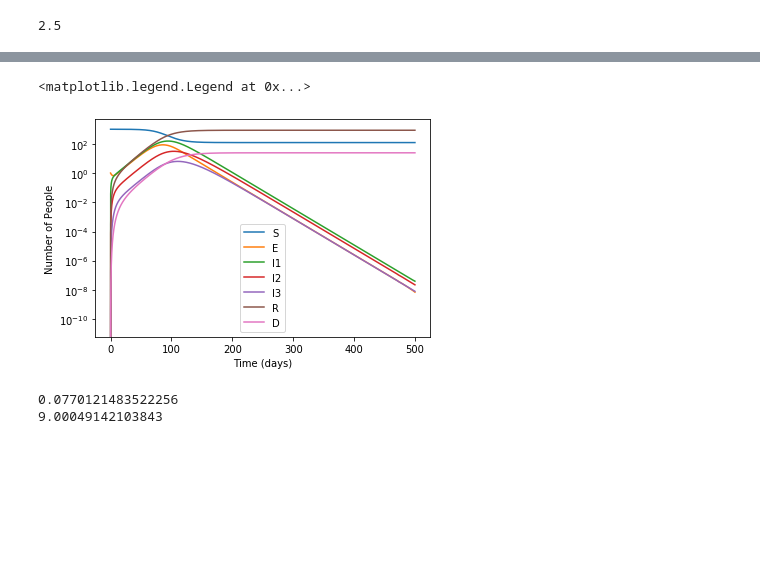
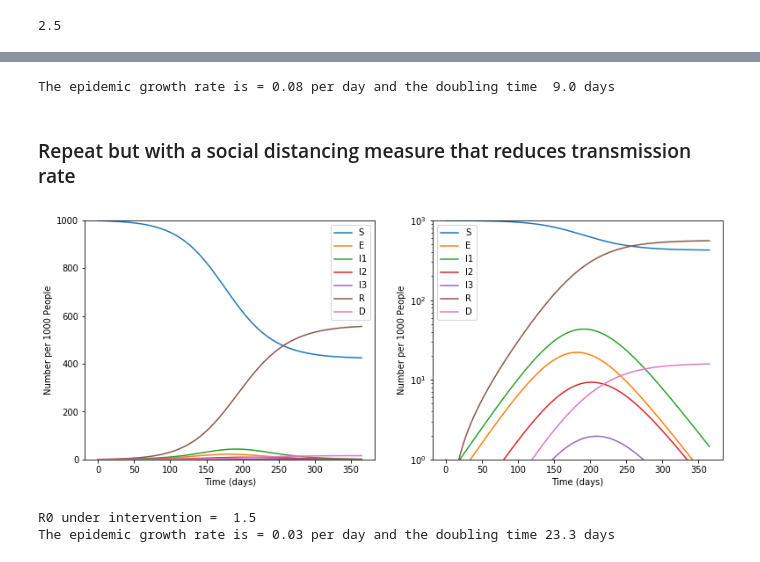
Before and after one commit to alsnhll/SEIR_COVID19, a Jupyter notebook: SEIR_COVID19.ipynb, the cells around one changed output, grey strips where cells are left out. Drawn from its saved outputs; the diff is of its cells as text; code cells hidden in the pictures; blank space fills up the shorter version.

```diff
--- a/SEIR_COVID19.ipynb
+++ b/SEIR_COVID19.ipynb
@@ -128,23 +142,51 @@ plt.ylim([0,1000])
-# %%
-plt.plot(tvec,soln)
-plt.semilogy()
-plt.xlabel("Time (days)")
-plt.ylabel("Number of People")
-plt.legend(("S","E","I1","I2","I3","R","D"))
-# %% [output]
-<matplotlib.legend.Legend at 0x...>
-[figure, removed]
 # %%
-# get observed growth rate r (and doubling time) of E
-t1=10
-t2=20
-i1=np.where(tvec==t1)[0][0]
-i2=np.where(tvec==t2)[0][0]
-r=(np.log(soln[i2,1])-np.log(soln[i1,1]))/(t2-t1)
-print(r)
+# get observed growth rate r (and doubling time) for a particular variable between selected time points
+#(all infected classes eventually grow at same rate during early infection)
 
-DoublingTime=np.log(2)/r
-print(DoublingTime)
+def growth_rate(tvec,soln,t1,t2,i):
+  i1=np.where(tvec==t1)[0][0]
+  i2=np.where(tvec==t2)[0][0]
+  r=(np.log(soln[i2,1])-np.log(soln[i1,1]))/(t2-t1)
+  DoublingTime=np.log(2)/r
+
+  return r, DoublingTime
-# %% [output]
-0.0770121483522256
-9.00049142103843
+# %%
+(r,DoublingTime)=growth_rate(tvec,soln,10,20,1)
+print("The epidemic growth rate is = {0:4.2f} per day and the doubling time {1:4.1f} days ".format(r,DoublingTime))
+# %% [output]
+The epidemic growth rate is = 0.08 per day and the doubling time  9.0 days
+# %% [markdown]
+### Repeat but with a social distancing measure that reduces transmission rate
+# %%
+bSlow=0.6*b
+R0Slow=N*((bSlow[1]/(p[1]+g[1]))+(p[1]/(p[1]+g[1]))*(bSlow[2]/(p[2]+g[2])+ (p[2]/(p[2]+g[2]))*(bSlow[3]/(u+g[3]))))
+
+solnSlow=odeint(seir,ic,tvec,args=(bSlow,a,g,p,u,N))
+solnSlow=np.hstack((N-np.sum(solnSlow,axis=1,keepdims=True),solnSlow))
+
+plt.figure(figsize=(13,5))
+plt.subplot(1,2,1)
+plt.plot(tvec,solnSlow)
+plt.xlabel("Time (days)")
+plt.ylabel("Number per 1000 People")
+plt.legend(("S","E","I1","I2","I3","R","D"))
+plt.ylim([0,1000])
+
+#Same plot but on log scale
+plt.subplot(1,2,2)
+plt.plot(tvec,solnSlow)
+plt.semilogy()
+plt.xlabel("Time (days)")
+plt.ylabel("Number per 1000 People")
+plt.legend(("S","E","I1","I2","I3","R","D"))
+plt.ylim([1,1000])
+
+(rSlow,DoublingTimeSlow)=growth_rate(tvec,solnSlow,30,40,1)
+
+plt.show()
+print("R0 under intervention = {0:4.1f}".format(R0Slow))
+print("The epidemic growth rate is = {0:4.2f} per day and the doubling time {1:4.1f} days ".format(rSlow,DoublingTimeSlow))
+# %% [output]
+[figure, added]
+R0 under intervention =  1.5
+The epidemic growth rate is = 0.03 per day and the doubling time 23.3 days
```
Also changed, not shown: parts of 20 cells of this notebook.
